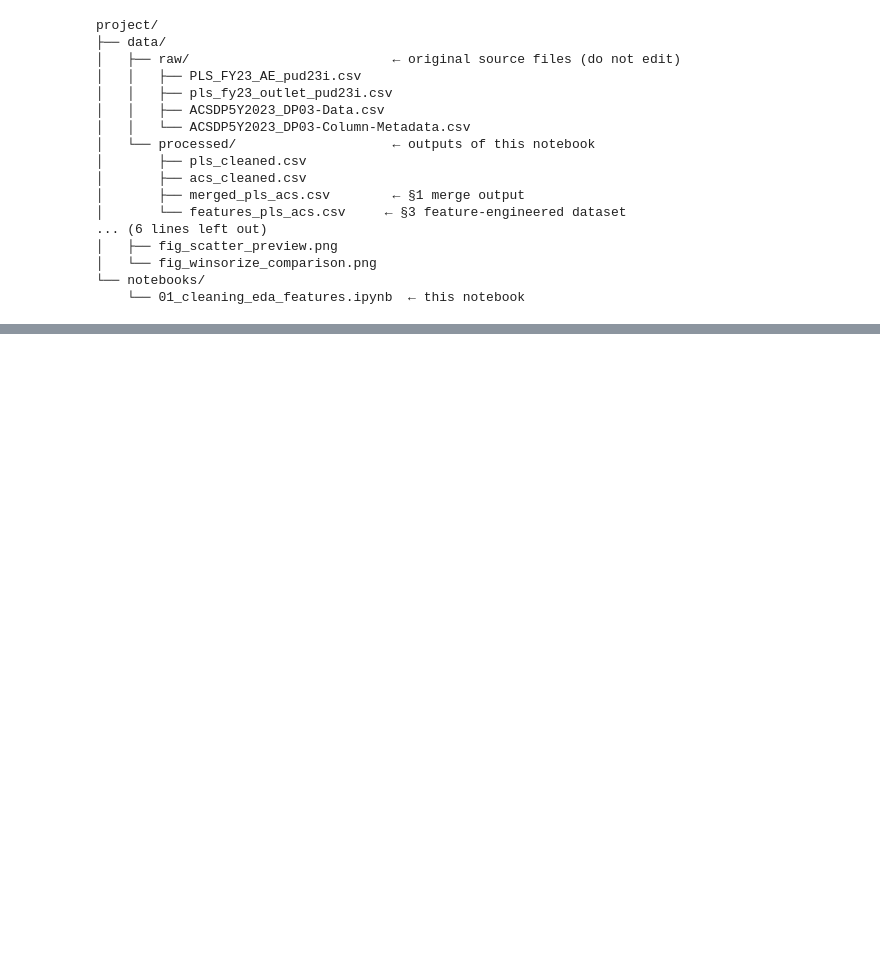
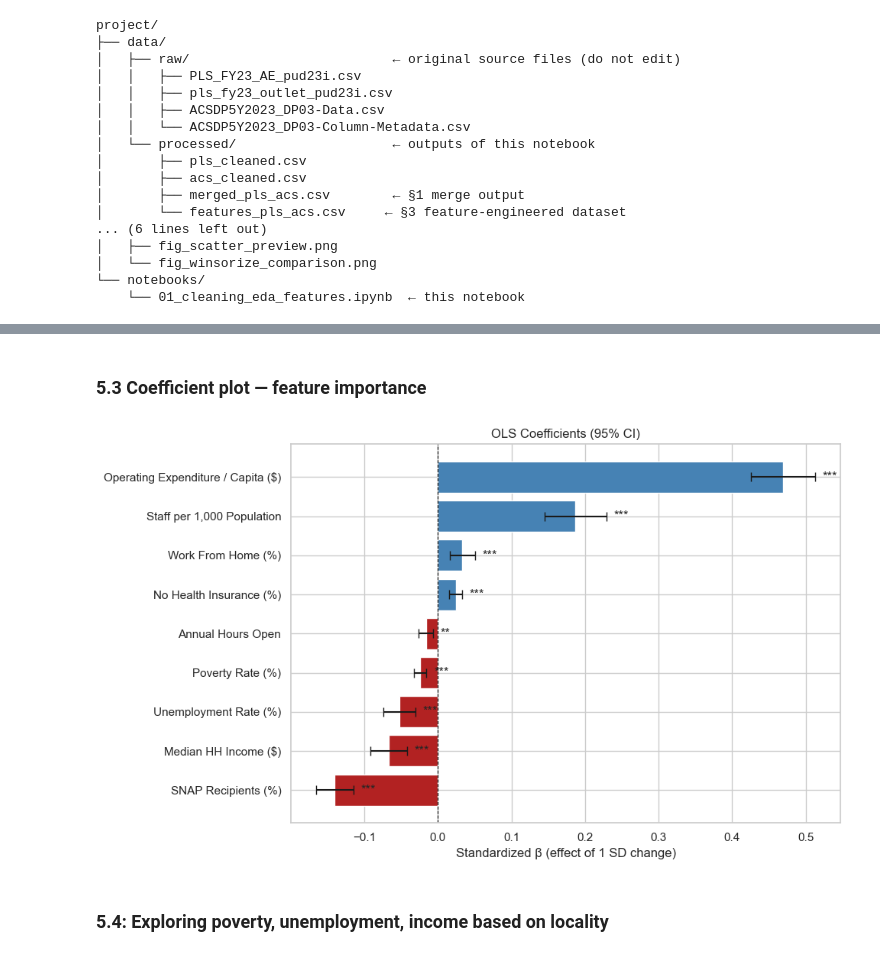
Before and after one commit to charlie-xliu/IS-477, a Jupyter notebook: library_analysis.ipynb, the cells around one changed output, grey strips where cells are left out. Saved outputs shown, nothing was run; the diff lists cells and outputs as text; code cells hidden in the pictures; blank space fills up the shorter version.

```diff
--- a/library_analysis.ipynb
+++ b/library_analysis.ipynb
@@ -25,6 +25,8 @@ import numpy as np
 import matplotlib.pyplot as plt
 import seaborn as sns
 from scipy import stats
+import statsmodels.api as sm
+
 
 # ── Display settings ──────────────────────────────────────────
 pd.set_option("display.max_columns", 30)
@@ -34,10 +36,10 @@ sns.set_theme(style="whitegrid", palette="muted")
 
 # ── File paths ────────────────────────────────────────────────
 # Update these paths if you move the data files.
-PATH_ACS_META  = "ACSDP5Y2023_DP03-Column-Metadata.csv"
-PATH_ACS_DATA  = "ACSDP5Y2023_DP03-Data.csv"
-PATH_PLS_AE    = "PLS_FY23_AE_pud23i.csv"      # Agency-level (one row per library system)
-PATH_PLS_OUT   = "pls_fy23_outlet_pud23i.csv"   # Outlet-level (branches / bookmobiles)
+PATH_ACS_META  = r"C:\Users\bluel\IS-477\ACSDP5Y2023.DP03-Column-Metadata.csv"
+PATH_ACS_DATA  = r"C:\Users\bluel\IS-477\ACSDP5Y2023.DP03-Data.csv"
+PATH_PLS_AE    = r"C:\Users\bluel\IS-477\PLS_FY23_AE_pud23i.csv"      # Agency-level (one row per library system)
+PATH_PLS_OUT   = r"C:\Users\bluel\IS-477\pls_fy23_outlet_pud23i.csv"   # Outlet-level (branches / bookmobiles)
 
 print("Imports OK")
 # %% [output]
@@ -1129,0 +1220,32 @@ project/
+# %% [markdown]
+### 5.3  Coefficient plot — feature importance
+# %%
+fig, ax = plt.subplots(figsize=(10, 6))
+
+ax.barh(
+    coef_df.index,
+    coef_df["coef"],
+    color=["steelblue" if c >= 0 else "firebrick" for c in coef_df["coef"]],
+    xerr=[coef_df["coef"] - coef_df["ci_lo"],
+          coef_df["ci_hi"] - coef_df["coef"]],
+    capsize=4
+)
+
+# Zero reference line
+ax.axvline(0, color="black", linestyle="--", lw=0.8)
+
+# Labels and adding the "*" things
+ax.set_xlabel("Standardized β (effect of 1 SD change)")
+ax.set_title("OLS Coefficients (95% CI)")
+
+for i, (_, row) in enumerate(coef_df.iterrows()):
+    if row["sig"]:
+        ax.text(row["ci_hi"] + 0.01, i, row["sig"], va="center")
+
+plt.tight_layout()
+plt.savefig("fig_ols_coefficients.png", dpi=130, bbox_inches="tight")
+plt.show()
+# %% [output]
+[figure, added]
+# %% [markdown]
+### 5.4: Exploring poverty, unemployment, income based on locality
```
Also changed, not shown: parts of 8 cells of this notebook, 3 other files.
